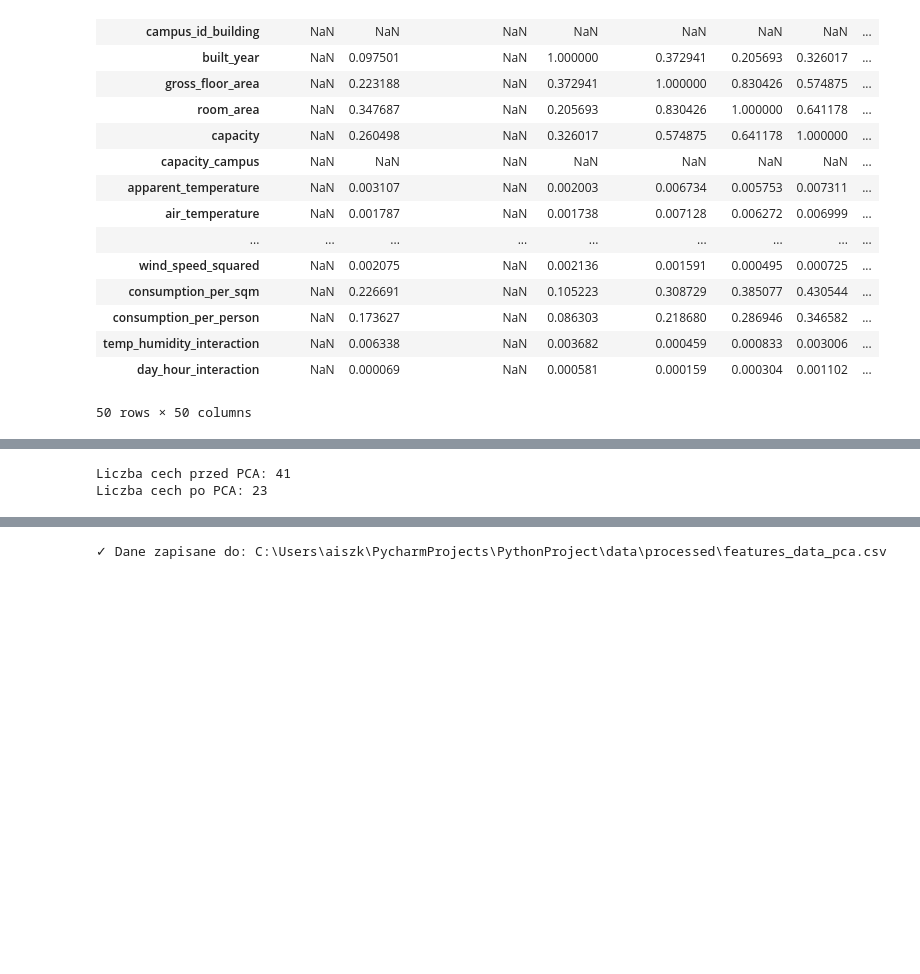
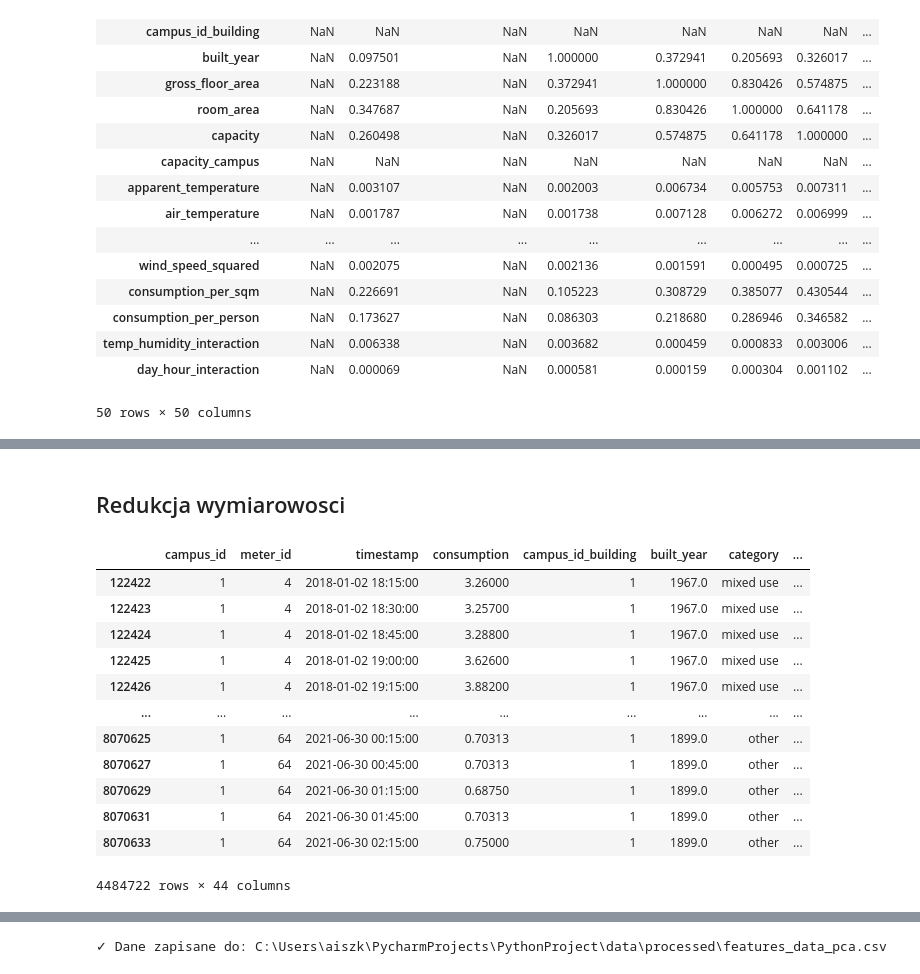
Before and after one commit to Jo-llama/Campus-Buildings-Energy-Consumption-Forecasting, a Jupyter notebook: notebooks/03_feature_engineering.ipynb, the cells around one changed output, grey strips where cells are left out. Cells and saved outputs as stored; diff of their text form; code cells hidden in the pictures; blank space fills up the shorter version.

```diff
--- a/notebooks/03_feature_engineering.ipynb
+++ b/notebooks/03_feature_engineering.ipynb
@@ -171,24 +138,29 @@ save_processed_data(dfwithfeatures_reduced, "data/processed/features_data_reduce
+# %% [markdown]
+## Redukcja wymiarowosci
+# %%
+dfwithfeatures_reduced
+# %% [output]
+|  | campus_id | meter_id | timestamp | consumption | campus_id_building | built_year | category | ... |
+| 122422 | 1 | 4 | 2018-01-02 18:15:00 | 3.26000 | 1 | 1967.0 | mixed use | ... |
+| 122423 | 1 | 4 | 2018-01-02 18:30:00 | 3.25700 | 1 | 1967.0 | mixed use | ... |
+| 122424 | 1 | 4 | 2018-01-02 18:45:00 | 3.28800 | 1 | 1967.0 | mixed use | ... |
+| 122425 | 1 | 4 | 2018-01-02 19:00:00 | 3.62600 | 1 | 1967.0 | mixed use | ... |
+| 122426 | 1 | 4 | 2018-01-02 19:15:00 | 3.88200 | 1 | 1967.0 | mixed use | ... |
+| ... | ... | ... | ... | ... | ... | ... | ... | ... |
+| 8070625 | 1 | 64 | 2021-06-30 00:15:00 | 0.70313 | 1 | 1899.0 | other | ... |
+| 8070627 | 1 | 64 | 2021-06-30 00:45:00 | 0.70313 | 1 | 1899.0 | other | ... |
+| 8070629 | 1 | 64 | 2021-06-30 01:15:00 | 0.68750 | 1 | 1899.0 | other | ... |
+| 8070631 | 1 | 64 | 2021-06-30 01:45:00 | 0.70313 | 1 | 1899.0 | other | ... |
+| 8070633 | 1 | 64 | 2021-06-30 02:15:00 | 0.75000 | 1 | 1899.0 | other | ... |
+4484722 rows × 44 columns
 # %%
-# Oddziel cechy numeryczne od innych
-features_numerical = dfwithfeatures_reduced.select_dtypes(include=['number'])
+target_col = "consumption"
 
-# Skalowanie cech numerycznych
-scaler = StandardScaler()
-features_scaled = scaler.fit_transform(features_numerical)
+target_pochodne = ['consumption_lag_1h',
+       'consumption_lag_168h', 'consumption_rolling_std_3h',
+       'consumption_rolling_std_6h', 'consumption_rolling_std_24h',
+       'consumption_per_sqm', 'consumption_per_person']
 
-# PCA zachowująca 95% wariancji
-pca = PCA(n_components=0.95)
-features_pca = pca.fit_transform(features_scaled)
-
-print(f"Liczba cech przed PCA: {features_numerical.shape[1]}")
-print(f"Liczba cech po PCA: {features_pca.shape[1]}")
-
-# Utwórz DataFrame z komponentami PCA
-df_pca = pd.DataFrame(features_pca, columns=[f'pca_{i+1}' for i in range(features_pca.shape[1])])
-
-# Dodaj kolumnę celu, jeśli istnieje
-if 'consumption' in dfwithfeatures_reduced.columns:
-    df_pca['consumption'] = dfwithfeatures_reduced['consumption'].values
+id_cols = ["campus_id",
+           "meter_id",
+           "campus_id_building"]
-# %% [output]
-Liczba cech przed PCA: 41
-Liczba cech po PCA: 23
```
Also changed, not shown: parts of 22 cells of this notebook, 4 other files.
